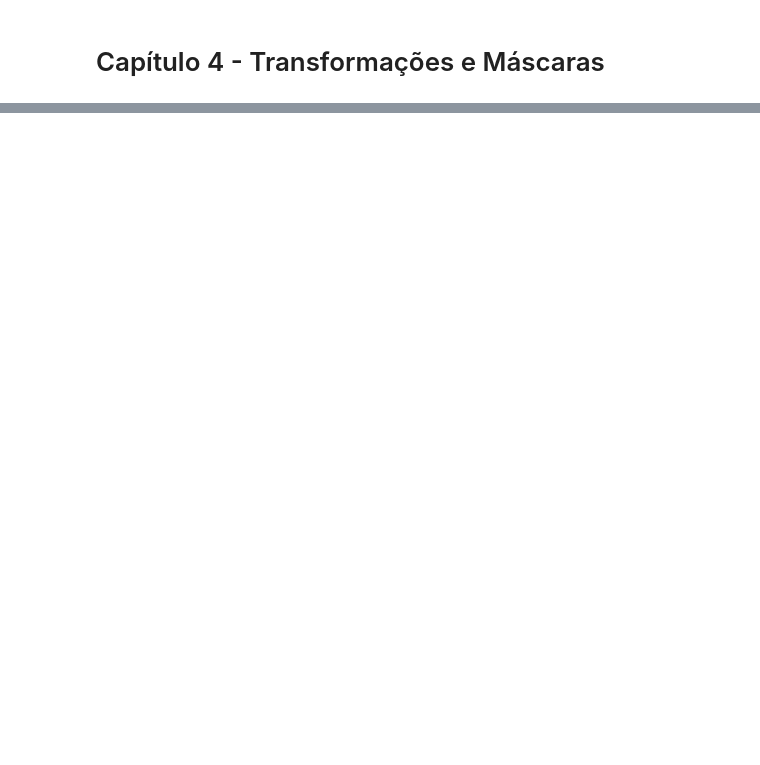
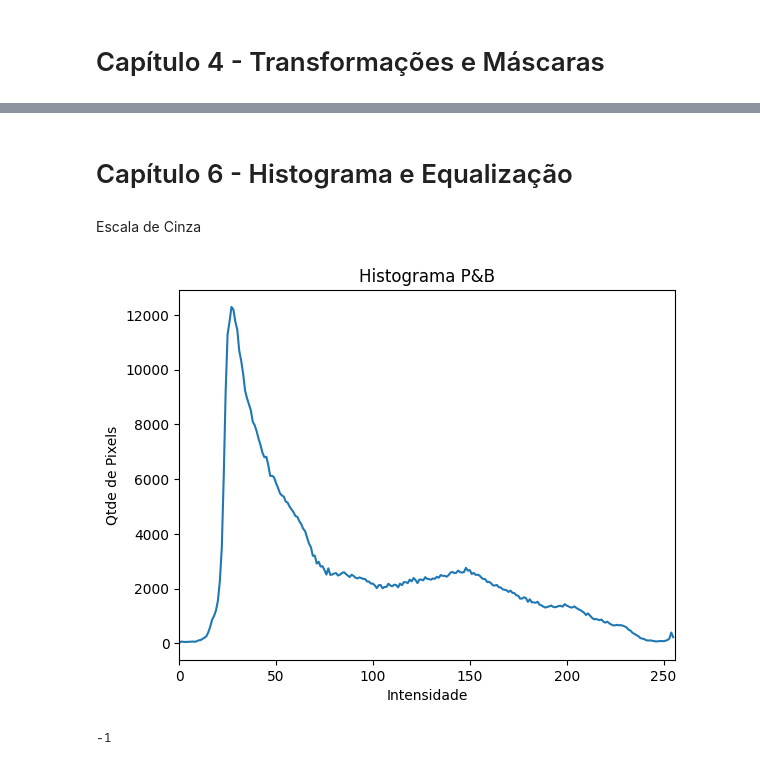
Before and after one commit to alexandregpeixoto/CatolicaSC_VisaoComputacional_Entrega01, a Jupyter notebook: Entrega01.ipynb, the cells around one changed output, grey strips where cells are left out. Drawn from its saved outputs; the diff is of its cells as text; code cells hidden in the pictures; blank space fills up the shorter version.

```diff
--- a/Entrega01.ipynb
+++ b/Entrega01.ipynb
@@ -125,0 +218,48 @@ cv2.waitKey(0)
+# %% [markdown]
+# Capítulo 6 - Histograma e Equalização
+# %% [markdown]
+Escala de Cinza
+# %%
+# Carrega a imagem a partir do arquivo 'ponte.jpg'
+img = cv2.imread('ponte.jpg')
+
+# Converte a imagem para escala de cinza (preto e branco)
+img = cv2.cvtColor(img, cv2.COLOR_BGR2GRAY)
+
+# Exibe a imagem em escala de cinza em uma janela chamada "Imagem P&B"
+cv2.imshow("Imagem P&B", img)
+
+# Calcula o histograma da imagem em escala de cinza
+# [img]: imagem de entrada
+# [0]: canal a ser considerado (0 para imagens em escala de cinza)
+# None: nenhuma máscara (considera a imagem inteira)
+# [256]: número de bins (intervalos) do histograma
+# [0, 256]: intervalo de valores de pixel (0 a 255)
+h = cv2.calcHist([img], [0], None, [256], [0, 256])
+
+# Cria uma nova figura para o gráfico do histograma
+plt.figure()
+
+# Define o título do gráfico
+plt.title("Histograma P&B")
+
+# Define o rótulo do eixo x
+plt.xlabel("Intensidade")
+
+# Define o rótulo do eixo y
+plt.ylabel("Qtde de Pixels")
+
+# Plota o histograma
+plt.plot(h)
+
+# Define os limites do eixo x (intensidade de pixel de 0 a 255)
+plt.xlim([0, 256])
+
+# Exibe o gráfico
+plt.show()
+
+# Aguarda uma tecla ser pressionada para fechar as janelas exibidas
+cv2.waitKey(0)
+# %% [output]
+[figure, added]
+-1
```
Also changed, not shown: parts of 32 cells of this notebook, 4 other files.
